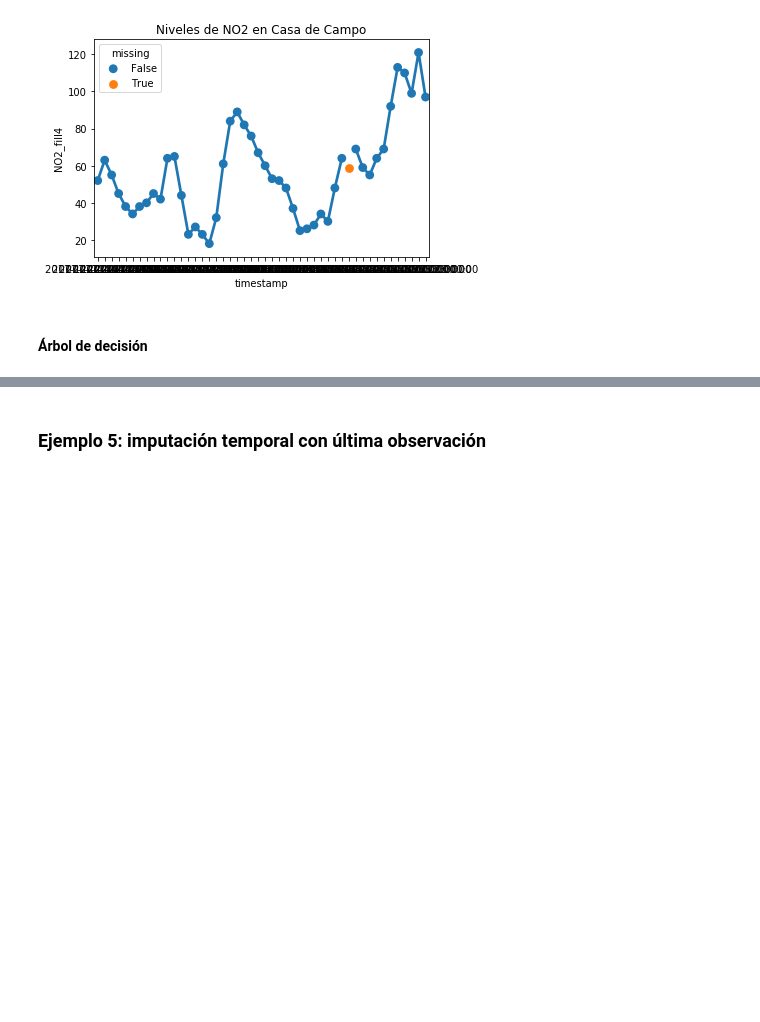
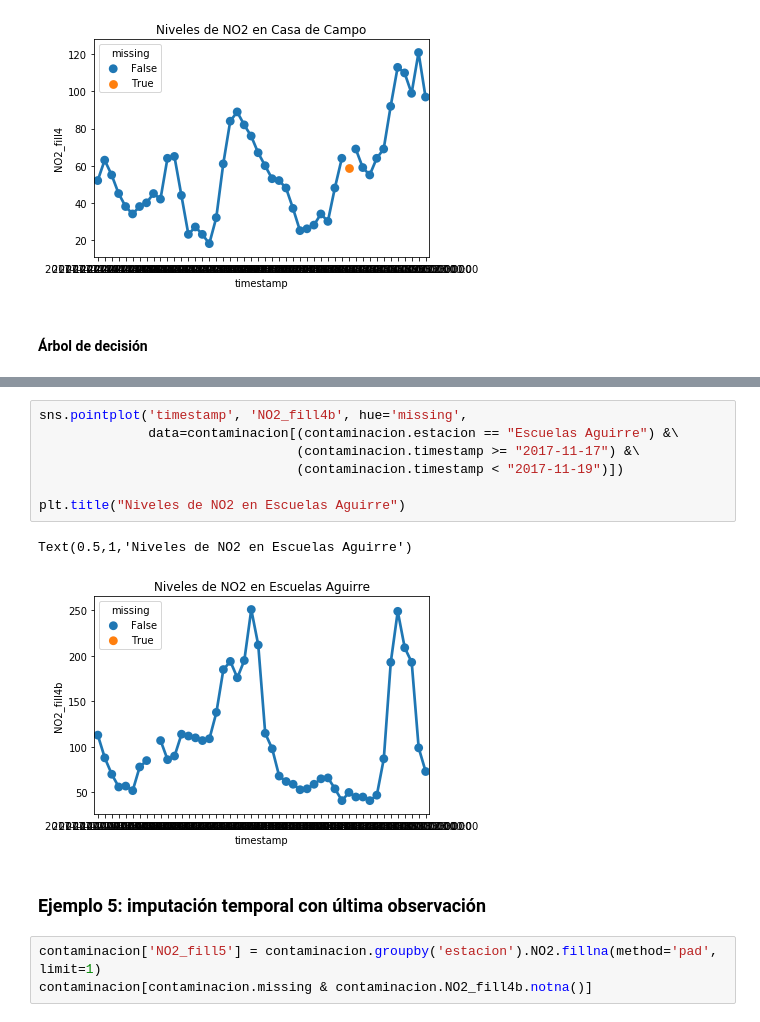
Before and after one commit to mariamedp/imputacion_valores_nulos, a Jupyter notebook: ejemplos.ipynb, the cells around one changed output, grey strips where cells are left out. Cells and saved outputs as stored; diff of their text form; blank space fills up the shorter version.

```diff
--- a/ejemplos.ipynb
+++ b/ejemplos.ipynb
@@ -195,2 +255,15 @@ Text(0.5,1,'Niveles de NO2 en Casa de Campo')
+# %%
+sns.pointplot('timestamp', 'NO2_fill4b', hue='missing',
+              data=contaminacion[(contaminacion.estacion == "Escuelas Aguirre") &\
+                                 (contaminacion.timestamp >= "2017-11-17") &\
+                                 (contaminacion.timestamp < "2017-11-19")])
+
+plt.title("Niveles de NO2 en Escuelas Aguirre")
+# %% [output]
+Text(0.5,1,'Niveles de NO2 en Escuelas Aguirre')
+[figure, added]
 # %% [markdown]
 ### Ejemplo 5: imputación temporal con última observación
+# %%
+contaminacion['NO2_fill5'] = contaminacion.groupby('estacion').NO2.fillna(method='pad', limit=1)
+contaminacion[contaminacion.missing & contaminacion.NO2_fill4b.notna()]
```
Also changed, not shown: parts of 13 cells of this notebook.
